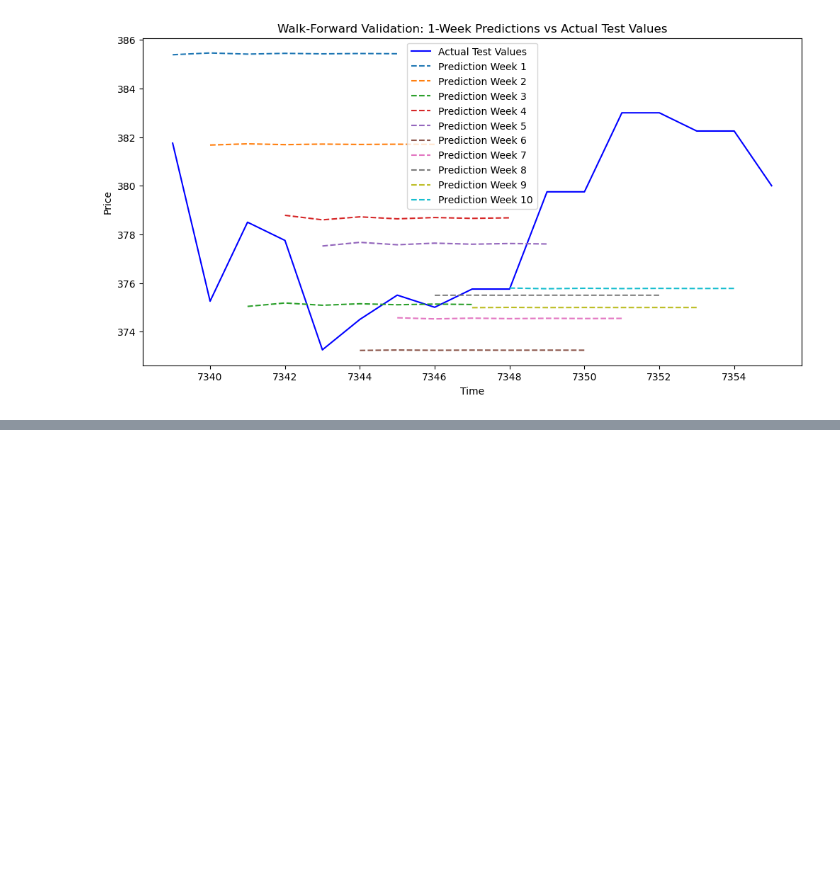
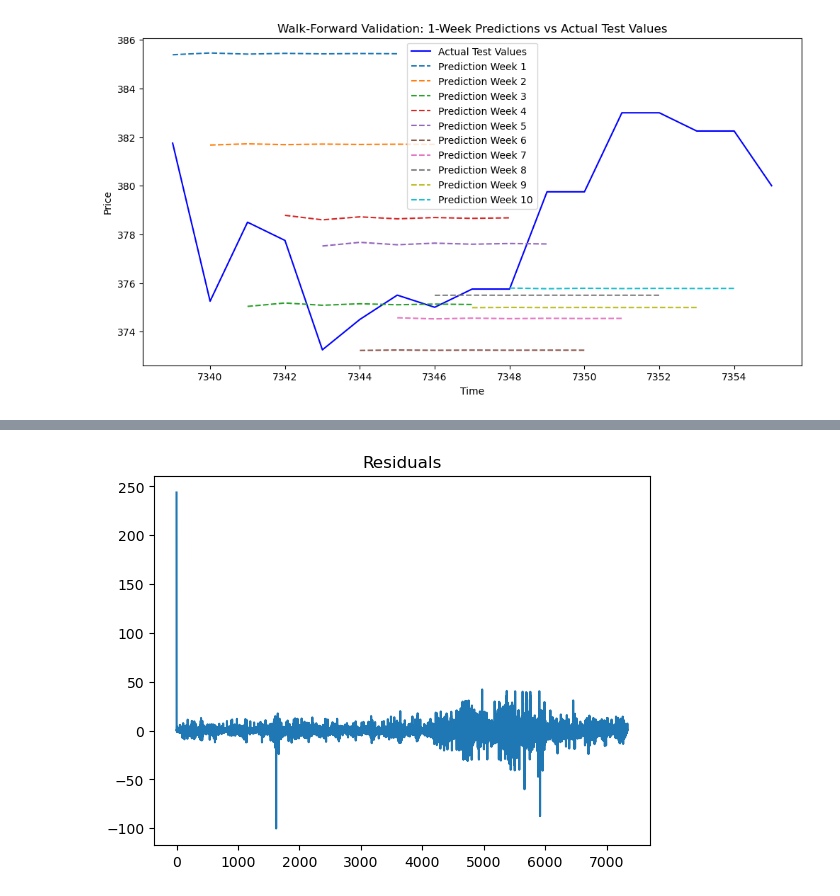
Before and after one commit to WItso/my_portfolio, a Jupyter notebook: Projects/Grain2b.ipynb, the cells around one changed output, grey strips where cells are left out. Drawn from its saved outputs; the diff is of its cells as text; code cells hidden in the pictures; blank space fills up the shorter version.

```diff
--- a/Projects/Grain2b.ipynb
+++ b/Projects/Grain2b.ipynb
@@ -327,0 +555,6 @@ Not great...
+# %%
+model = ARIMA(train, order=(1, 1, 1))
+results = model.fit()
+
+# Print summary
+print(results.summary())
@@ -327,0 +579,7 @@ Not great...
+# %%
+residuals = results.resid
+plt.plot(residuals)
+plt.title("Residuals")
+plt.show()
+# %% [output]
+[figure, added]
```
Also changed, not shown: parts of 21 cells of this notebook, 6 other files.
